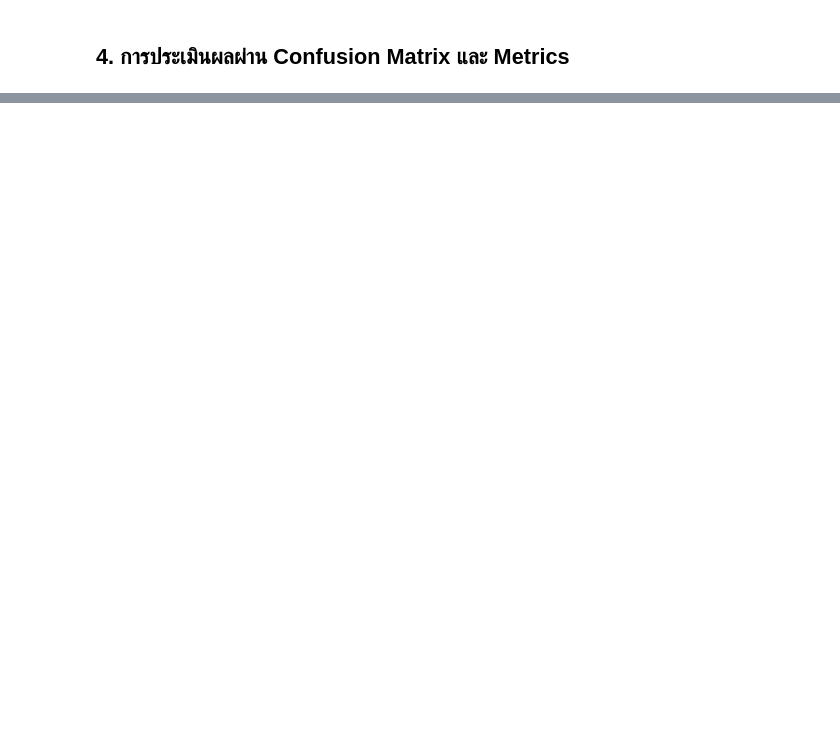
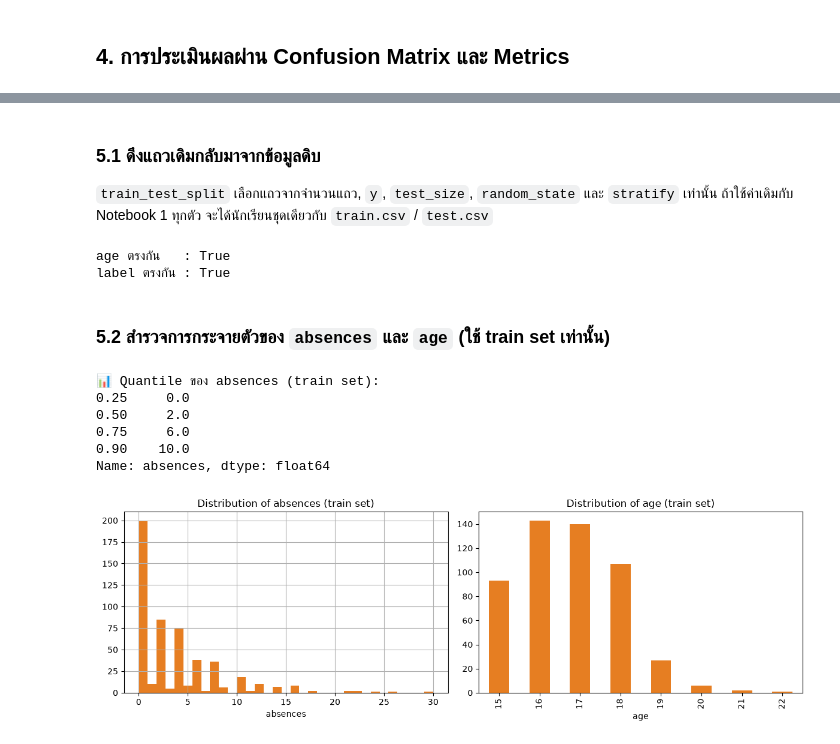
Before and after one commit to bosskitti/student-grade-prediction, a Jupyter notebook: notebooks/03_naive_bayes_model.ipynb, the cells around one changed output, grey strips where cells are left out. Drawn from its saved outputs; the diff is of its cells as text; code cells hidden in the pictures; blank space fills up the shorter version.

```diff
--- a/notebooks/03_naive_bayes_model.ipynb
+++ b/notebooks/03_naive_bayes_model.ipynb
@@ -99,0 +148,48 @@ print(classification_report(y_test, y_pred_nb, target_names=['Fail (0)', 'Pass (
+# %% [markdown]
+### 5.1 ดึงแถวเดิมกลับมาจากข้อมูลดิบ
+`train_test_split` เลือกแถวจากจำนวนแถว, `y`, `test_size`, `random_state` และ `stratify` เท่านั้น ถ้าใช้ค่าเดิมกับ Notebook 1 ทุกตัว จะได้นักเรียนชุดเดียวกับ `train.csv` / `test.csv`
+# %%
+from sklearn.model_selection import train_test_split
+
+# โหลดข้อมูลดิบ (path และวิธีอ่านเหมือน Notebook 1)
+raw = pd.read_csv('../data/student-por.csv', sep=';')
+if raw.shape[1] == 1:
+    raw = pd.read_csv('../data/student-por.csv', sep=',')
+
+raw['passed'] = (raw['G3'] >= 10).astype(int)
+X_raw = raw.drop(columns=['G1', 'G2', 'G3', 'passed'])
+y_raw = raw['passed']
+
+# แบ่งด้วยพารามิเตอร์เดียวกับ Notebook 1 ทุกตัว
+X_train_raw, X_test_raw, y_train_c, y_test_c = train_test_split(
+    X_raw, y_raw, test_size=0.2, random_state=42, stratify=y_raw
+)
+
+# ตรวจสอบว่าเป็นนักเรียนชุดเดียวกับ test.csv (ต้องได้ True ทั้งคู่)
+print("age ตรงกัน   :", (X_test_raw['age'].values == X_test['age'].values).all())
+print("label ตรงกัน :", (y_test_c.values == y_test.values).all())
+# %% [output]
+age ตรงกัน   : True
+label ตรงกัน : True
+# %% [markdown]
+### 5.2 สำรวจการกระจายตัวของ `absences` และ `age` (ใช้ train set เท่านั้น)
+# %%
+print("📊 Quantile ของ absences (train set):")
+print(X_train_raw['absences'].quantile([0.25, 0.5, 0.75, 0.9]))
+
+fig, axes = plt.subplots(1, 2, figsize=(12, 4))
+X_train_raw['absences'].hist(bins=33, ax=axes[0], color='#e67e22')
+axes[0].set_title('Distribution of absences (train set)')
+axes[0].set_xlabel('absences')
+X_train_raw['age'].value_counts().sort_index().plot(kind='bar', ax=axes[1], color='#e67e22')
+axes[1].set_title('Distribution of age (train set)')
+plt.tight_layout()
+plt.show()
+# %% [output]
+📊 Quantile ของ absences (train set):
+0.25     0.0
+0.50     2.0
+0.75     6.0
+0.90    10.0
+Name: absences, dtype: float64
+[figure, added]
```
Also changed, not shown: parts of 15 cells of this notebook, 1 other file.
